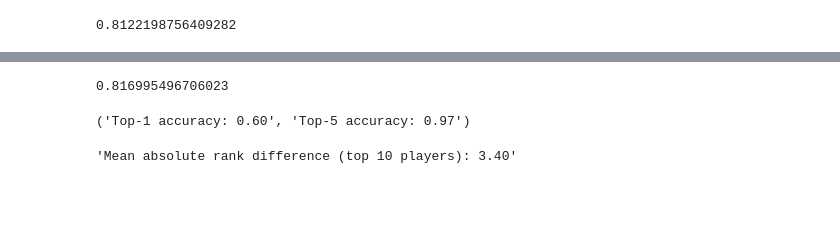
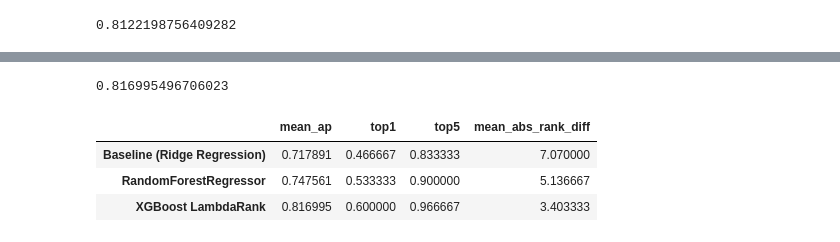
Before and after one commit to armaankhatwani/NBAmvpPredict, a Jupyter notebook: machine_learning.ipynb, the cells around one changed output, grey strips where cells are left out. Saved outputs shown, nothing was run; the diff lists cells and outputs as text; code cells hidden in the pictures; blank space fills up the shorter version.

```diff
--- a/machine_learning.ipynb
+++ b/machine_learning.ipynb
@@ -470,5 +484,7 @@ top1_top5_test(rf_all_predictions_df)
 # %%
 top10_mean_abs_rank_diff(rf_all_predictions_df)
+rf_data.append(top10_mean_abs_rank_diff(rf_all_predictions_df))
+data.append(rf_data)
 # %%
 import xgboost as xgb
 import pandas as pd
@@ -540,13 +556,25 @@ top10_mean_abs_rank_diff(xgb_predictions)
 # Test with df predictors
 xgb_mean_ap, xgb_aps, xgb_predictions = backtest_xgb(df, years, dfpredictors, params, num_boost_round=300)
 xgb_mean_ap
+xgb_data = []
+xgb_data.append(xgb_mean_ap)
-# %% [output]
-0.816995496706023
+# %%
+xgb_mean_ap
+# %% [output]
+0.816995496706023
 # %%
-top1_top5_test(xgb_predictions)
+top1, top2 = top1_top5_test(xgb_predictions)
+xgb_data.append(top1)
+xgb_data.append(top2)
-# %% [output]
-('Top-1 accuracy: 0.60', 'Top-5 accuracy: 0.97')
 # %%
 top10_mean_abs_rank_diff(xgb_predictions)
+xgb_data.append(top10_mean_abs_rank_diff(xgb_predictions))
+data.append(xgb_data)
-# %% [output]
-'Mean absolute rank difference (top 10 players): 3.40'
+# %%
+df = pd.DataFrame(data, index=models, columns=test_results)
+df
+# %% [output]
+|  | mean_ap | top1 | top5 | mean_abs_rank_diff |
+| Baseline (Ridge Regression) | 0.717891 | 0.466667 | 0.833333 | 7.070000 |
+| RandomForestRegressor | 0.747561 | 0.533333 | 0.900000 | 5.136667 |
+| XGBoost LambdaRank | 0.816995 | 0.600000 | 0.966667 | 3.403333 |
```
Also changed, not shown: parts of 16 cells of this notebook.
